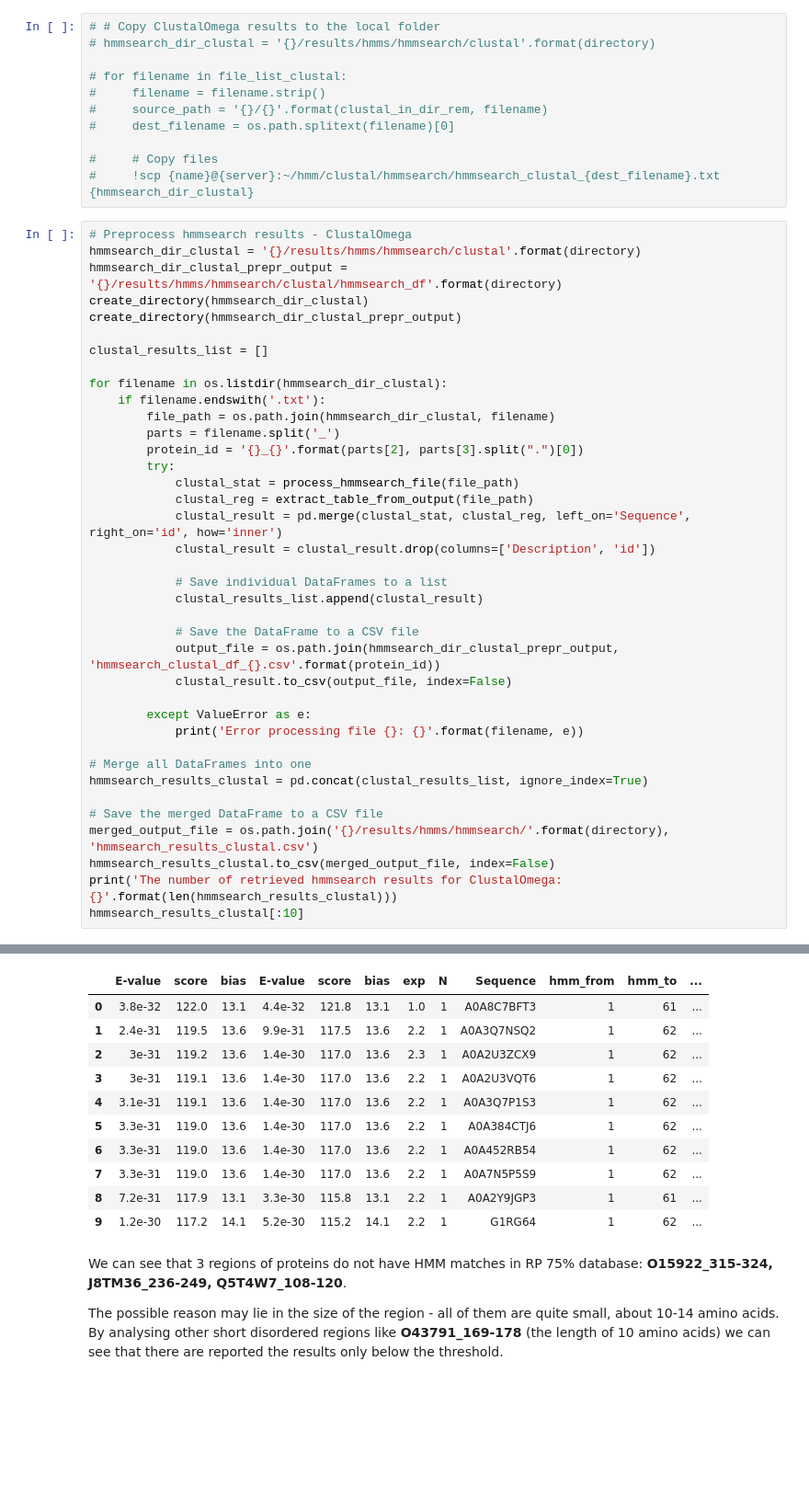
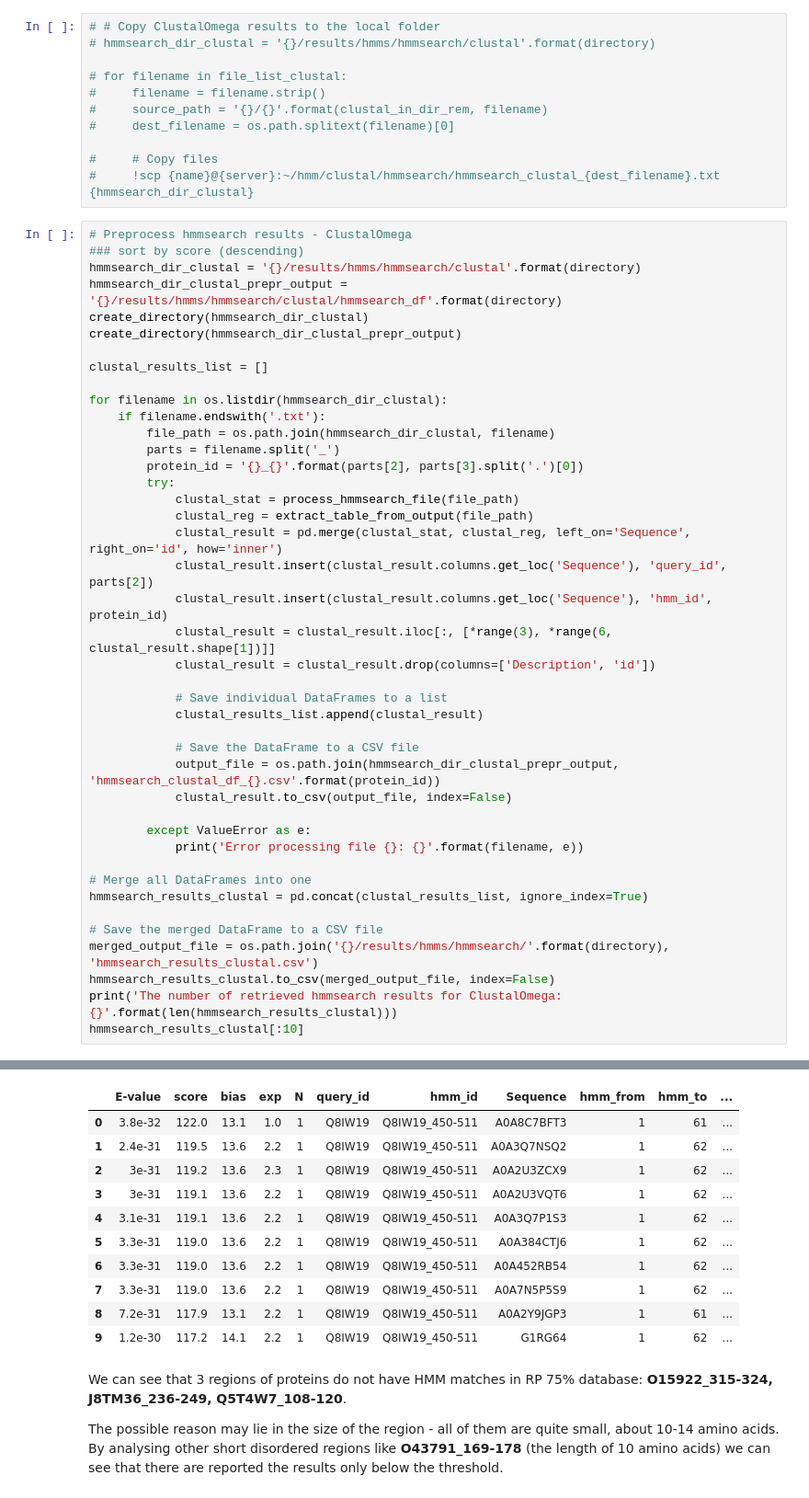
Before and after one commit to AlyaHarvelle/HMMER, a Jupyter notebook: hmm_preprocessing.ipynb, the cells around one changed output, grey strips where cells are left out. Shown at 92% size. Saved outputs shown, nothing was run; the diff lists cells and outputs as text; blank space fills up the shorter version.

```diff
--- a/hmm_preprocessing.ipynb
+++ b/hmm_preprocessing.ipynb
@@ -110,6 +106,7 @@ clustal_out_dir_rem = '/home/{}/hmm/clustal/hmmsearch'.format(name)
 #     !scp {name}@{server}:~/hmm/clustal/hmmsearch/hmmsearch_clustal_{dest_filename}.txt {hmmsearch_dir_clustal}
 # %%
 # Preprocess hmmsearch results - ClustalOmega
+### sort by score (descending)
 hmmsearch_dir_clustal = '{}/results/hmms/hmmsearch/clustal'.format(directory)
 hmmsearch_dir_clustal_prepr_output = '{}/results/hmms/hmmsearch/clustal/hmmsearch_df'.format(directory)
 create_directory(hmmsearch_dir_clustal)
@@ -121,49 +118,52 @@ for filename in os.listdir(hmmsearch_dir_clustal):
     if filename.endswith('.txt'):
         file_path = os.path.join(hmmsearch_dir_clustal, filename)
         parts = filename.split('_')
-        protein_id = '{}_{}'.format(parts[2], parts[3].split(".")[0])
+        protein_id = '{}_{}'.format(parts[2], parts[3].split('.')[0])
         try:
             clustal_stat = process_hmmsearch_file(file_path)
             clustal_reg = extract_table_from_output(file_path)
             clustal_result = pd.merge(clustal_stat, clustal_reg, left_on='Sequence', right_on='id', how='inner')
+            clustal_result.insert(clustal_result.columns.get_loc('Sequence'), 'query_id', parts[2])
+            clustal_result.insert(clustal_result.columns.get_loc('Sequence'), 'hmm_id', protein_id)
+            clustal_result = clustal_result.iloc[:, [*range(3), *range(6, clustal_result.shape[1])]]
             clustal_result = clustal_result.drop(columns=['Description', 'id'])
 
             # Save individual DataFrames to a list
             clustal_results_list.append(clustal_result)
 
             # Save the DataFrame to a CSV file
             output_file = os.path.join(hmmsearch_dir_clustal_prepr_output, 'hmmsearch_clustal_df_{}.csv'.format(protein_id))
             clustal_result.to_csv(output_file, index=False)
 
         except ValueError as e:
             print('Error processing file {}: {}'.format(filename, e))
 
 # Merge all DataFrames into one
 hmmsearch_results_clustal = pd.concat(clustal_results_list, ignore_index=True)
 
 # Save the merged DataFrame to a CSV file
 merged_output_file = os.path.join('{}/results/hmms/hmmsearch/'.format(directory), 'hmmsearch_results_clustal.csv')
 hmmsearch_results_clustal.to_csv(merged_output_file, index=False)
 print('The number of retrieved hmmsearch results for ClustalOmega: {}'.format(len(hmmsearch_results_clustal)))
 hmmsearch_results_clustal[:10]
 # %% [output]
 Directory /Users/alina/HMM/results/hmms/hmmsearch/clustal already exists.
 Directory /Users/alina/HMM/results/hmms/hmmsearch/clustal/hmmsearch_df already exists.
 Error processing file hmmsearch_clustal_J8TM36_236-249.txt: '  ------ inclusion threshold ------\n' is not in list
 Error processing file hmmsearch_clustal_O15922_315-324.txt: '  ------ inclusion threshold ------\n' is not in list
 Error processing file hmmsearch_clustal_Q5T4W7_108-120.txt: '  ------ inclusion threshold ------\n' is not in list
 The number of retrieved hmmsearch results for ClustalOmega: 211312
-|  | E-value | score | bias | E-value | score | bias | exp | N | Sequence | hmm_from | hmm_to | ... |
-| 0 | 3.8e-32 | 122.0 | 13.1 | 4.4e-32 | 121.8 | 13.1 | 1.0 | 1 | A0A8C7BFT3 | 1 | 61 | ... |
-| 1 | 2.4e-31 | 119.5 | 13.6 | 9.9e-31 | 117.5 | 13.6 | 2.2 | 1 | A0A3Q7NSQ2 | 1 | 62 | ... |
-| 2 | 3e-31 | 119.2 | 13.6 | 1.4e-30 | 117.0 | 13.6 | 2.3 | 1 | A0A2U3ZCX9 | 1 | 62 | ... |
-| 3 | 3e-31 | 119.1 | 13.6 | 1.4e-30 | 117.0 | 13.6 | 2.2 | 1 | A0A2U3VQT6 | 1 | 62 | ... |
-| 4 | 3.1e-31 | 119.1 | 13.6 | 1.4e-30 | 117.0 | 13.6 | 2.2 | 1 | A0A3Q7P1S3 | 1 | 62 | ... |
-| 5 | 3.3e-31 | 119.0 | 13.6 | 1.4e-30 | 117.0 | 13.6 | 2.2 | 1 | A0A384CTJ6 | 1 | 62 | ... |
-| 6 | 3.3e-31 | 119.0 | 13.6 | 1.4e-30 | 117.0 | 13.6 | 2.2 | 1 | A0A452RB54 | 1 | 62 | ... |
-| 7 | 3.3e-31 | 119.0 | 13.6 | 1.4e-30 | 117.0 | 13.6 | 2.2 | 1 | A0A7N5P5S9 | 1 | 62 | ... |
-| 8 | 7.2e-31 | 117.9 | 13.1 | 3.3e-30 | 115.8 | 13.1 | 2.2 | 1 | A0A2Y9JGP3 | 1 | 61 | ... |
-| 9 | 1.2e-30 | 117.2 | 14.1 | 5.2e-30 | 115.2 | 14.1 | 2.2 | 1 | G1RG64 | 1 | 62 | ... |
+|  | E-value | score | bias | exp | N | query_id | hmm_id | Sequence | hmm_from | hmm_to | ... |
+| 0 | 3.8e-32 | 122.0 | 13.1 | 1.0 | 1 | Q8IW19 | Q8IW19_450-511 | A0A8C7BFT3 | 1 | 61 | ... |
+| 1 | 2.4e-31 | 119.5 | 13.6 | 2.2 | 1 | Q8IW19 | Q8IW19_450-511 | A0A3Q7NSQ2 | 1 | 62 | ... |
+| 2 | 3e-31 | 119.2 | 13.6 | 2.3 | 1 | Q8IW19 | Q8IW19_450-511 | A0A2U3ZCX9 | 1 | 62 | ... |
+| 3 | 3e-31 | 119.1 | 13.6 | 2.2 | 1 | Q8IW19 | Q8IW19_450-511 | A0A2U3VQT6 | 1 | 62 | ... |
+| 4 | 3.1e-31 | 119.1 | 13.6 | 2.2 | 1 | Q8IW19 | Q8IW19_450-511 | A0A3Q7P1S3 | 1 | 62 | ... |
+| 5 | 3.3e-31 | 119.0 | 13.6 | 2.2 | 1 | Q8IW19 | Q8IW19_450-511 | A0A384CTJ6 | 1 | 62 | ... |
+| 6 | 3.3e-31 | 119.0 | 13.6 | 2.2 | 1 | Q8IW19 | Q8IW19_450-511 | A0A452RB54 | 1 | 62 | ... |
+| 7 | 3.3e-31 | 119.0 | 13.6 | 2.2 | 1 | Q8IW19 | Q8IW19_450-511 | A0A7N5P5S9 | 1 | 62 | ... |
+| 8 | 7.2e-31 | 117.9 | 13.1 | 2.2 | 1 | Q8IW19 | Q8IW19_450-511 | A0A2Y9JGP3 | 1 | 61 | ... |
+| 9 | 1.2e-30 | 117.2 | 14.1 | 2.2 | 1 | Q8IW19 | Q8IW19_450-511 | G1RG64 | 1 | 62 | ... |
 # %% [markdown]
 We can see that 3 regions of proteins do not have HMM matches in RP 75% database: **O15922_315-324, J8TM36_236-249, Q5T4W7_108-120**.
 
```
Also changed, not shown: parts of 4 cells of this notebook.
